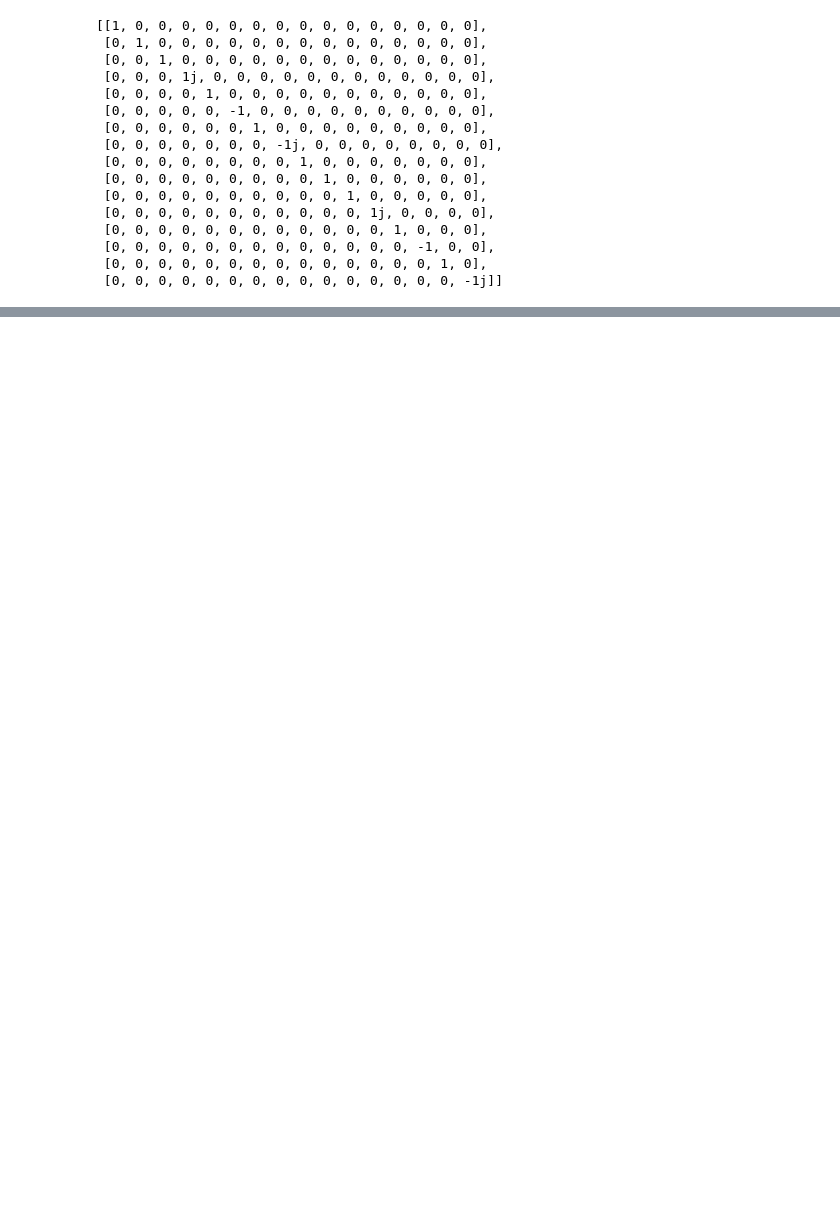
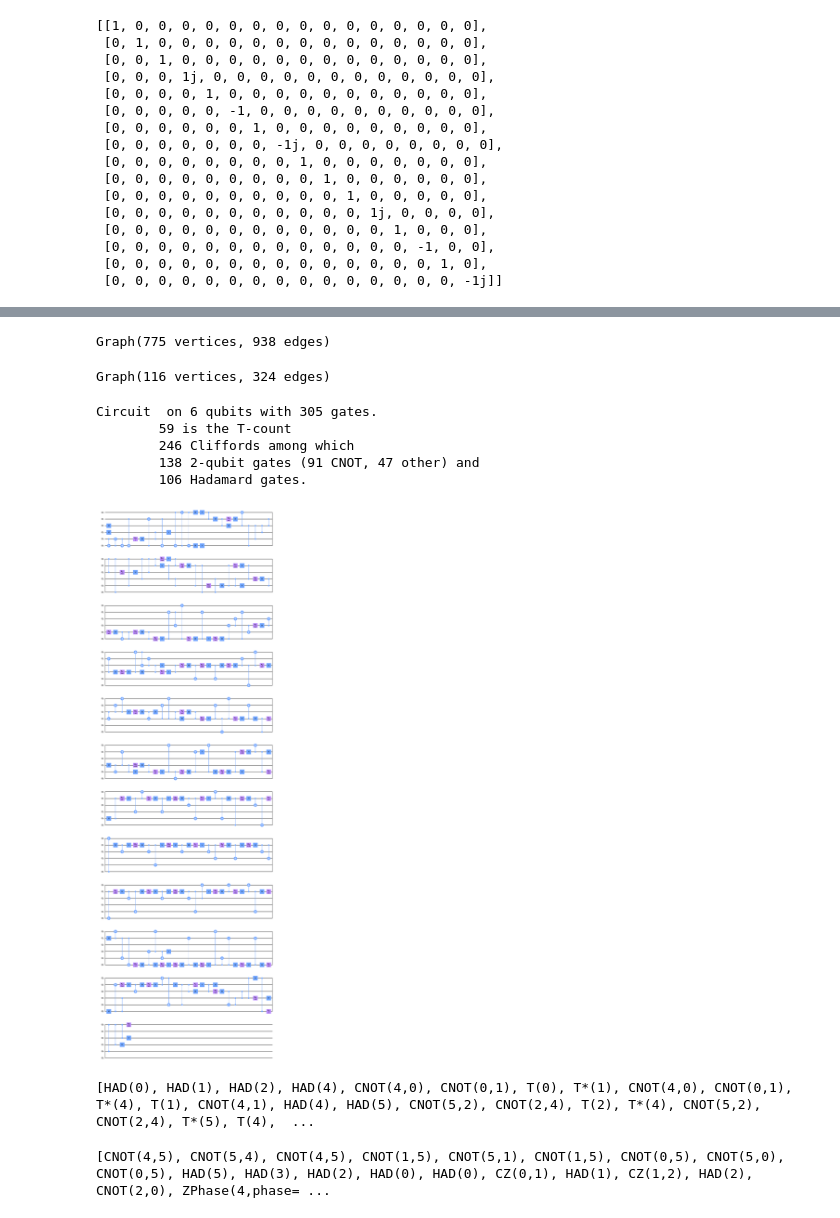
Before and after one commit to AnaNeri/quantamorphismsGuide, a Jupyter notebook: improvements.ipynb, the cells around one changed output, grey strips where cells are left out. Drawn from its saved outputs; the diff is of its cells as text; code cells hidden in the pictures; blank space fills up the shorter version.

```diff
--- a/improvements.ipynb
+++ b/improvements.ipynb
@@ -392,0 +414,19 @@ final
+# %%
+g = c.to_graph()
+print(g)
+# %% [output]
+Graph(775 vertices, 938 edges)
+# %%
+zx.simplify.full_reduce(g)
+print(g)
+# %% [output]
+Graph(116 vertices, 324 edges)
+# %%
+c2 = zx.extract_circuit(g).to_basic_gates()
+print(c2.stats())
+# %% [output]
+Circuit  on 6 qubits with 305 gates.
+        59 is the T-count
+        246 Cliffords among which
+        138 2-qubit gates (91 CNOT, 47 other) and
+        106 Hadamard gates.
@@ -392,0 +439,6 @@ final
+# %%
+qcfinal=QuantumCircuit.from_qasm_file('final1.qasm')
+
+qcfinal.draw(output='mpl')
+# %% [output]
+[figure, added]
@@ -392,0 +447,9 @@ final
+# %%
+print(my_qc2.gates)
+# %% [output]
+[HAD(0), HAD(1), HAD(2), HAD(4), CNOT(4,0), CNOT(0,1), T(0), T*(1), CNOT(4,0), CNOT(0,1), T*(4), T(1), CNOT(4,1), HAD(4), HAD(5), CNOT(5,2), CNOT(2,4), T(2), T*(4), CNOT(5,2), CNOT(2,4), T*(5), T(4),  ...
+# %%
+c2 = c2.to_basic_gates()
+print(c2.gates)
+# %% [output]
+[CNOT(4,5), CNOT(5,4), CNOT(4,5), CNOT(1,5), CNOT(5,1), CNOT(1,5), CNOT(0,5), CNOT(5,0), CNOT(0,5), HAD(5), HAD(3), HAD(2), HAD(0), HAD(0), CZ(0,1), HAD(1), CZ(1,2), HAD(2), CNOT(2,0), ZPhase(4,phase= ...
```
Also changed, not shown: parts of 30 cells of this notebook.
